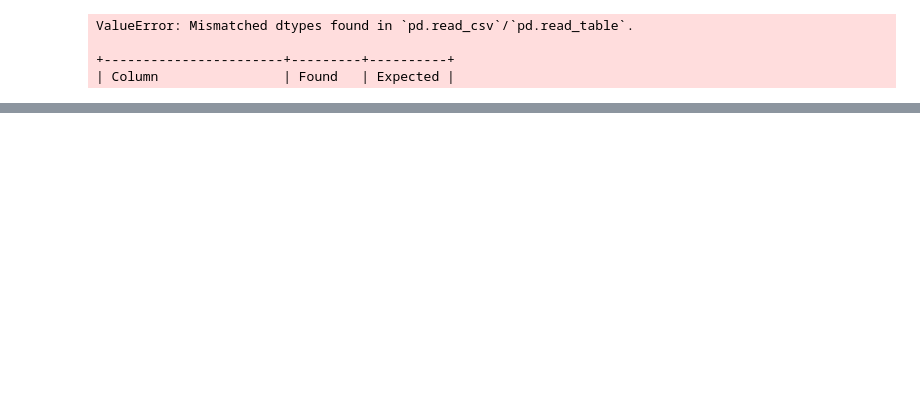
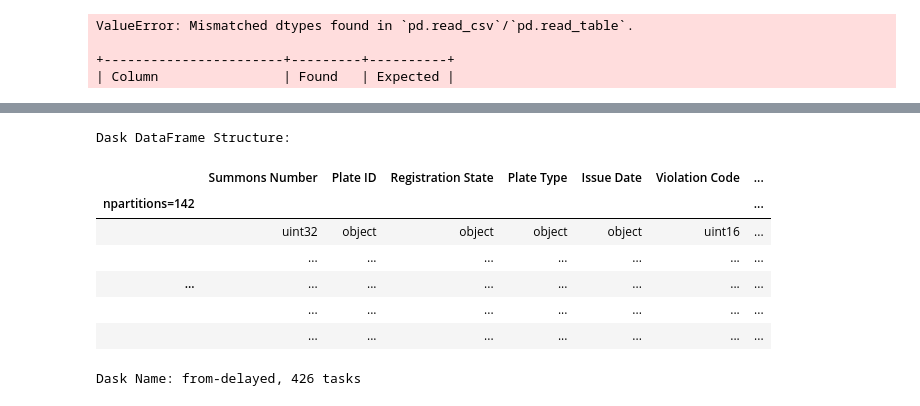
Before and after one commit to sburklund/data_science, a Jupyter notebook: Python/python_dask/notebooks/chapt4_listing_4_1.ipynb, the cells around one changed output, grey strips where cells are left out. Cells and saved outputs as stored; diff of their text form; code cells hidden in the pictures; blank space fills up the shorter version.

Commit message:
dask jupyter updates

```diff
--- a/Python/python_dask/notebooks/chapt4_listing_4_1.ipynb
+++ b/Python/python_dask/notebooks/chapt4_listing_4_1.ipynb
@@ -150,0 +290,13 @@ ValueError: Mismatched dtypes found in `pd.read_csv`/`pd.read_table`.
+# %%
+data = dd.read_csv('../data/nyc-parking-tickets/*.csv', dtype=dtypes, usecols=common_columns)
+data
+# %% [output]
+Dask DataFrame Structure:
+|  | Summons Number | Plate ID | Registration State | Plate Type | Issue Date | Violation Code | ... |
+| npartitions=142 |  |  |  |  |  |  | ... |
+|  | uint32 | object | object | object | object | uint16 | ... |
+|  | ... | ... | ... | ... | ... | ... | ... |
+| ... | ... | ... | ... | ... | ... | ... | ... |
+|  | ... | ... | ... | ... | ... | ... | ... |
+|  | ... | ... | ... | ... | ... | ... | ... |
+Dask Name: from-delayed, 426 tasks
```
Also changed, not shown: parts of 18 cells of this notebook, 2 other files.
